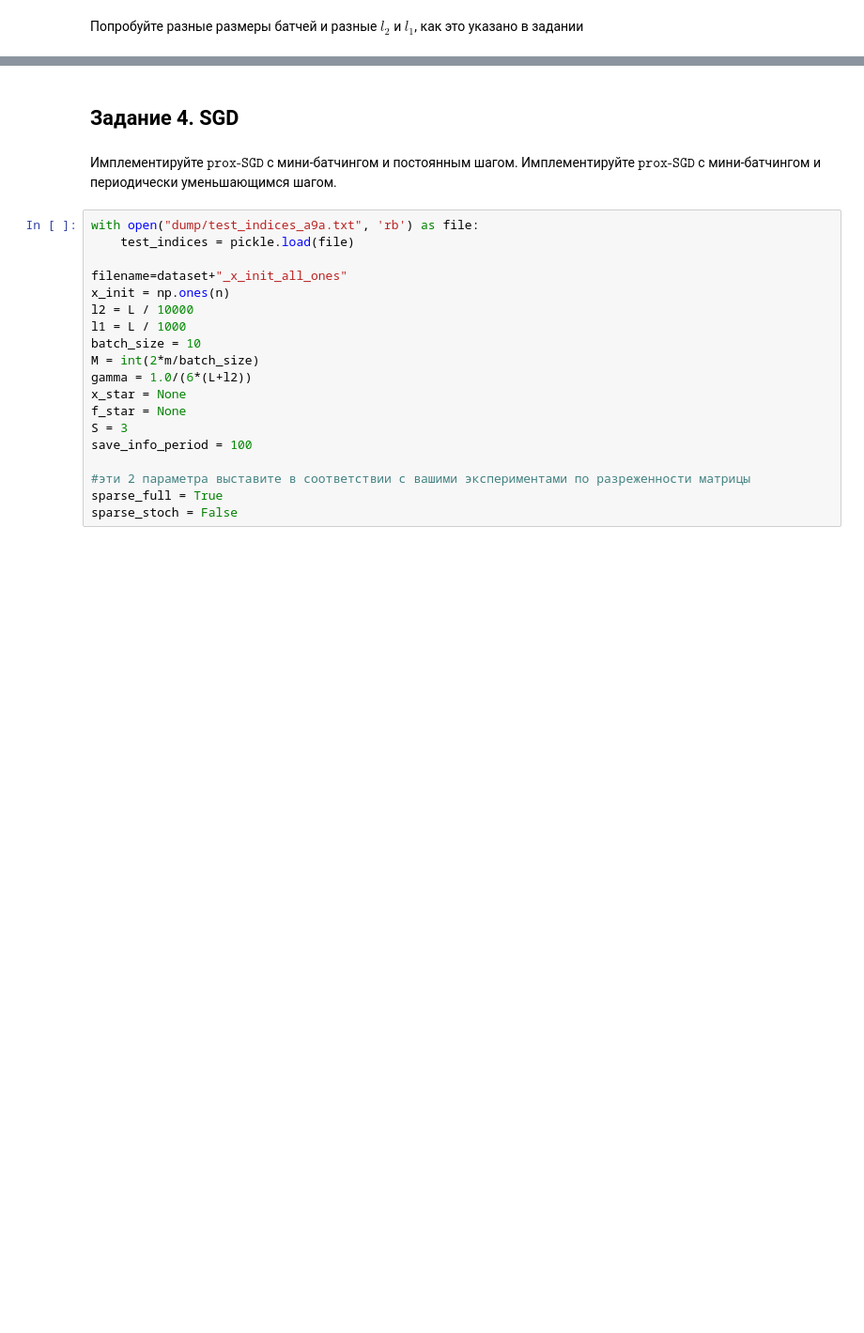
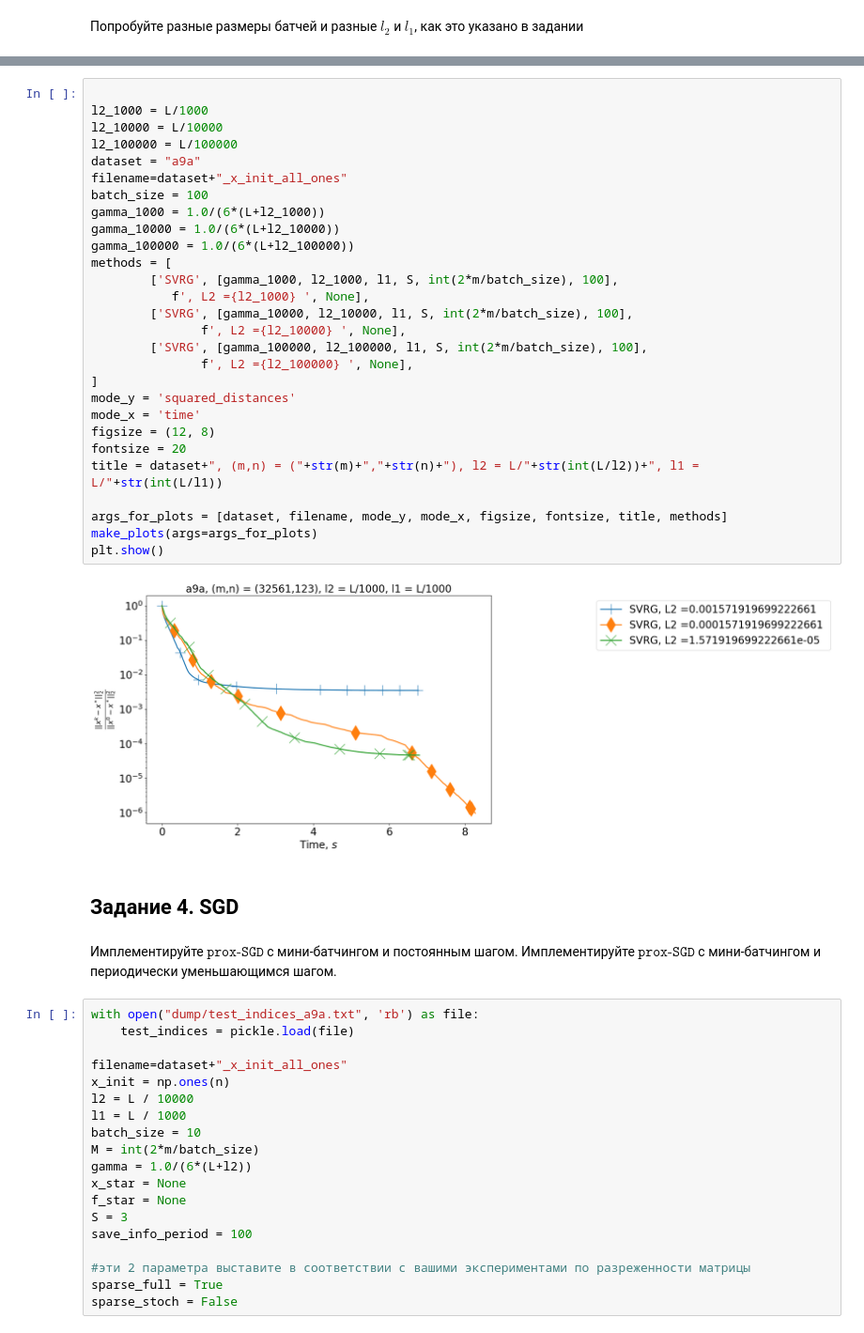
Before and after one commit to Alexeiyaganov/made_mo_ml, a Jupyter notebook: hw3/hw3.ipynb, the cells around one changed output, grey strips where cells are left out. Shown: that part at 94% size. Drawn from its saved outputs; the diff is of its cells as text; blank space fills up the shorter version.

```diff
--- a/hw3/hw3.ipynb
+++ b/hw3/hw3.ipynb
@@ -446,3 +570,33 @@ make_plots(args=args_for_plots)
+# %%
+
+l2_1000 = L/1000
+l2_10000 = L/10000
+l2_100000 = L/100000
+dataset = "a9a"
+filename=dataset+"_x_init_all_ones"
+batch_size = 100
+gamma_1000 = 1.0/(6*(L+l2_1000))
+gamma_10000 = 1.0/(6*(L+l2_10000))
+gamma_100000 = 1.0/(6*(L+l2_100000))
+methods = [
+        ['SVRG', [gamma_1000, l2_1000, l1, S, int(2*m/batch_size), 100],
+           f', L2 ={l2_1000} ', None],
+        ['SVRG', [gamma_10000, l2_10000, l1, S, int(2*m/batch_size), 100],
+               f', L2 ={l2_10000} ', None],
+        ['SVRG', [gamma_100000, l2_100000, l1, S, int(2*m/batch_size), 100],
+               f', L2 ={l2_100000} ', None],
+]
+mode_y = 'squared_distances'
+mode_x = 'time'
+figsize = (12, 8)
+fontsize = 20
+title = dataset+", (m,n) = ("+str(m)+","+str(n)+"), l2 = L/"+str(int(L/l2))+", l1 = L/"+str(int(L/l1))
+
+args_for_plots = [dataset, filename, mode_y, mode_x, figsize, fontsize, title, methods]
+make_plots(args=args_for_plots)
+plt.show()
+# %% [output]
+[figure, added]
 # %% [markdown]
 ## Задание 4. SGD
 # %% [markdown]
```
Also changed, not shown: parts of 32 cells of this notebook, 3 other files.
